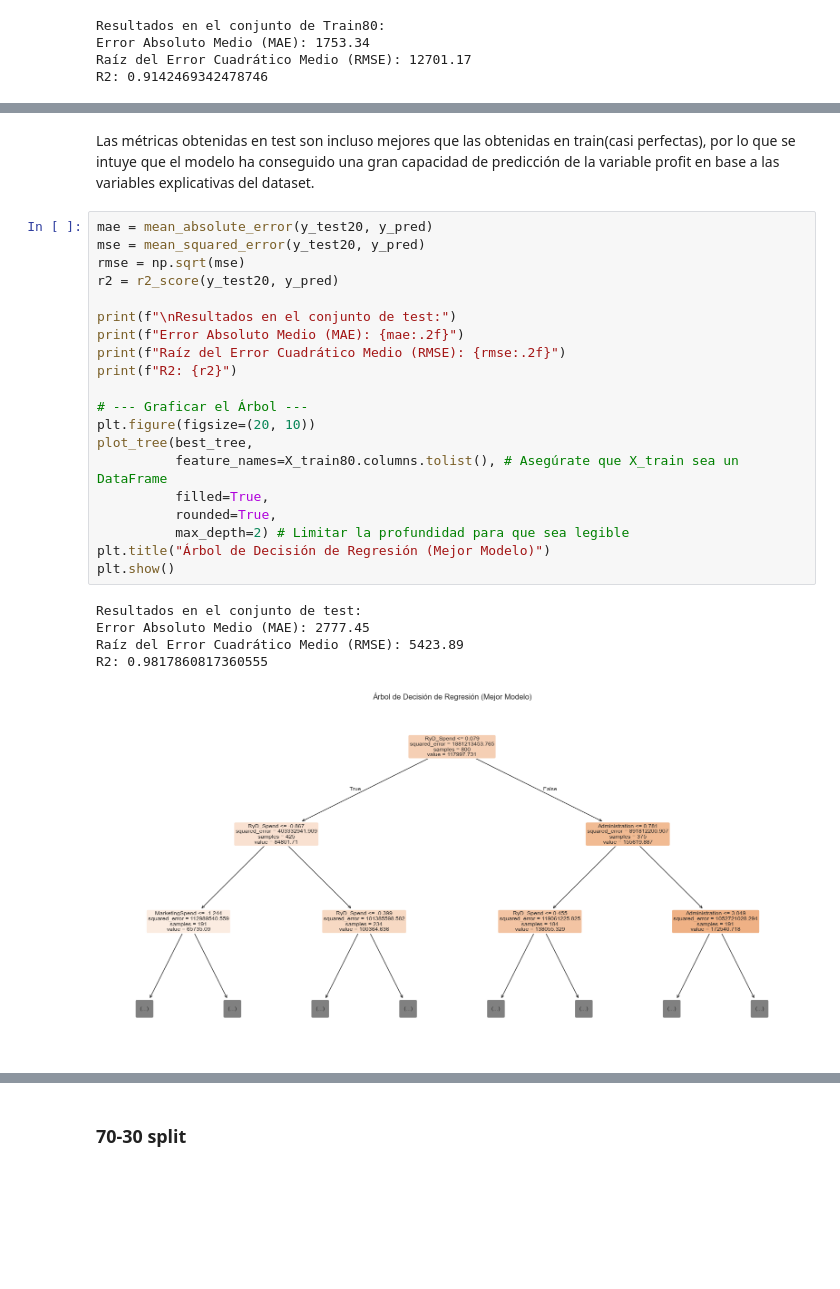
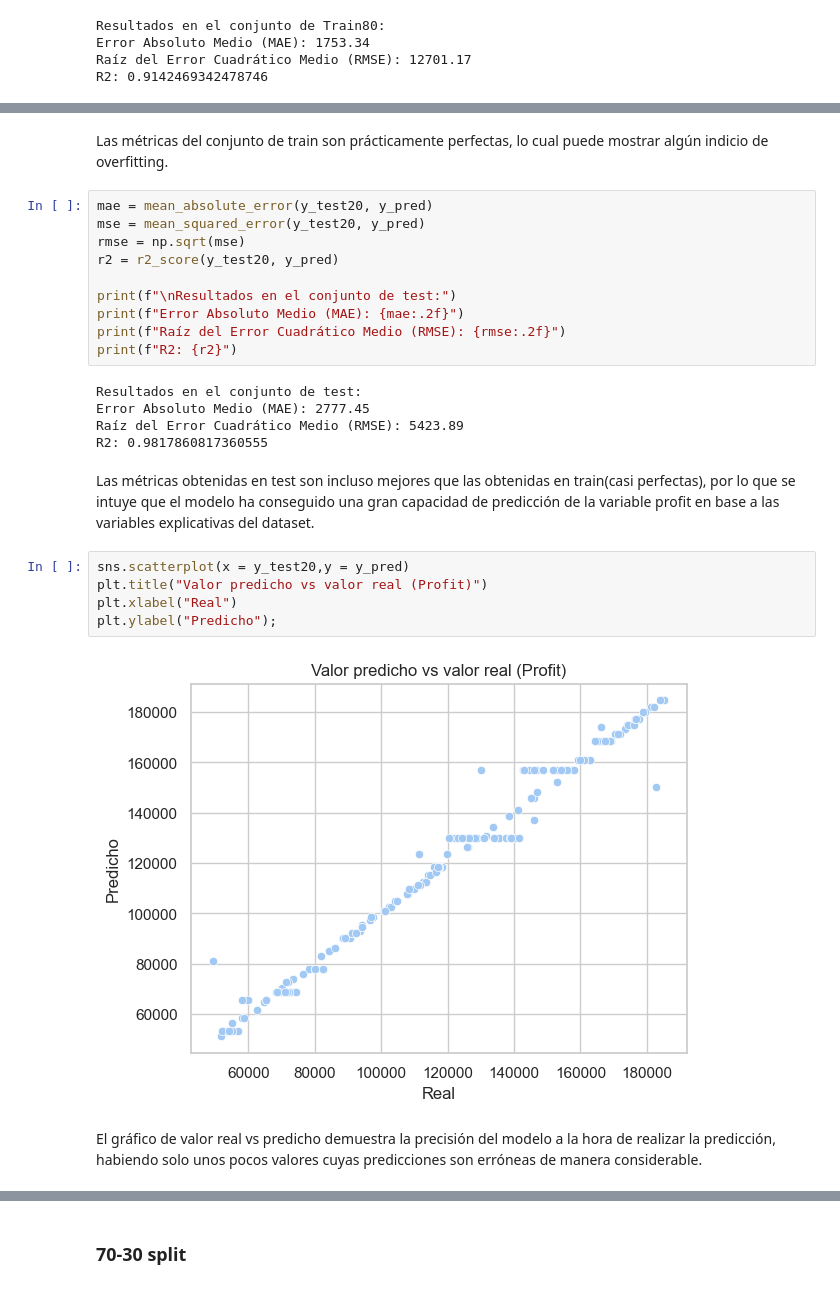
Before and after one commit to GenaCanciani/TP2-Mineria, a Jupyter notebook: tp2.ipynb, the cells around one changed output, grey strips where cells are left out. Saved outputs shown, nothing was run; the diff lists cells and outputs as text; blank space fills up the shorter version.

```diff
--- a/tp2.ipynb
+++ b/tp2.ipynb
@@ -268,5 +233,5 @@ sns.scatterplot(x = y_test20,y = y_pred)
-# %% [markdown]
-Las métricas obtenidas en test son incluso mejores que las obtenidas en train(casi perfectas), por lo que se intuye que el modelo ha conseguido una gran capacidad de predicción de la variable profit en base a las variables explicativas del dataset.
+# %% [markdown]
+Las métricas del conjunto de train son prácticamente perfectas, lo cual puede mostrar algún indicio de overfitting.
 # %%
 mae = mean_absolute_error(y_test20, y_pred)
 mse = mean_squared_error(y_test20, y_pred)
@@ -277,19 +242,19 @@ print(f"\nResultados en el conjunto de test:")
 print(f"Error Absoluto Medio (MAE): {mae:.2f}")
 print(f"Raíz del Error Cuadrático Medio (RMSE): {rmse:.2f}")
 print(f"R2: {r2}")
-
-# --- Graficar el Árbol ---
-plt.figure(figsize=(20, 10))
-plot_tree(best_tree,
-          feature_names=X_train80.columns.tolist(), # Asegúrate que X_train sea un DataFrame
-          filled=True,
-          rounded=True,
-          max_depth=2) # Limitar la profundidad para que sea legible
-plt.title("Árbol de Decisión de Regresión (Mejor Modelo)")
-plt.show()
 # %% [output]
 Resultados en el conjunto de test:
 Error Absoluto Medio (MAE): 2777.45
 Raíz del Error Cuadrático Medio (RMSE): 5423.89
 R2: 0.9817860817360555
-[figure, removed]
+# %% [markdown]
+Las métricas obtenidas en test son incluso mejores que las obtenidas en train(casi perfectas), por lo que se intuye que el modelo ha conseguido una gran capacidad de predicción de la variable profit en base a las variables explicativas del dataset.
+# %%
+sns.scatterplot(x = y_test20,y = y_pred)
+plt.title("Valor predicho vs valor real (Profit)")
+plt.xlabel("Real")
+plt.ylabel("Predicho");
+# %% [output]
+[figure, added]
+# %% [markdown]
+El gráfico de valor real vs predicho demuestra la precisión del modelo a la hora de realizar la predicción, habiendo solo unos pocos valores cuyas predicciones son erróneas de manera considerable.
```
Also changed, not shown: parts of 96 cells of this notebook.
